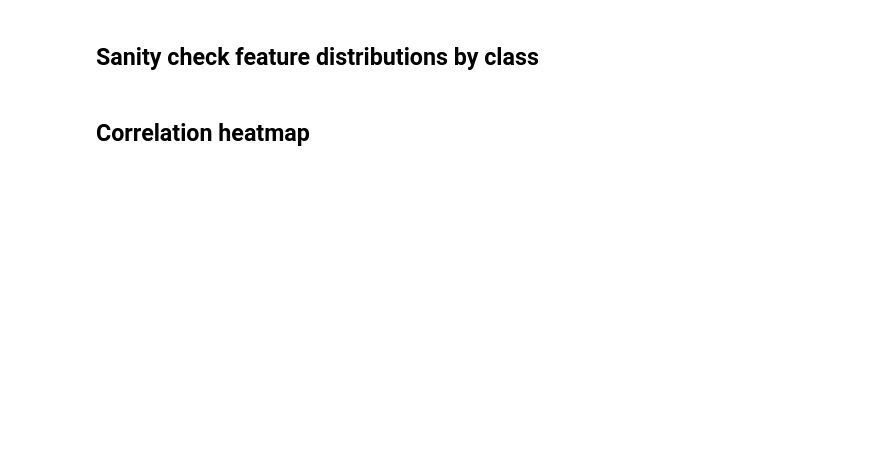
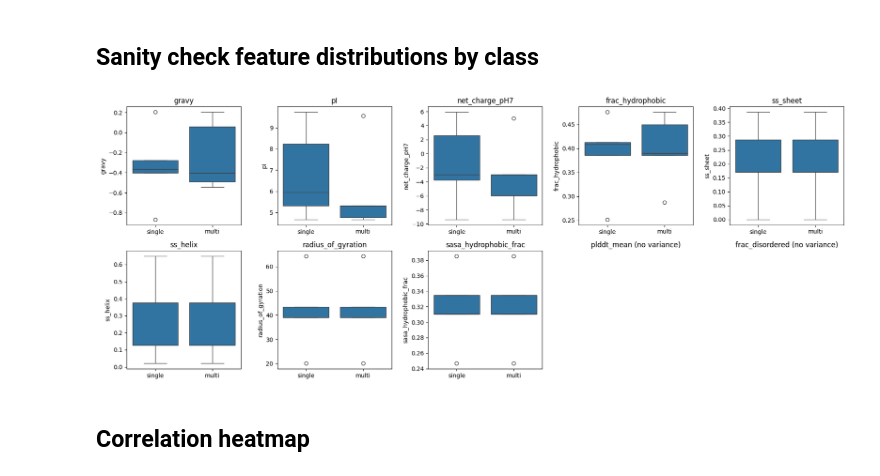
Before and after one commit to alyxz-cmg/Pr0tein, a Jupyter notebook: notebooks/02_feature_engineering.ipynb, the cells around one changed output. Saved outputs shown, nothing was run; the diff lists cells and outputs as text; code cells hidden in the pictures; blank space fills up the shorter version.

Commit message:
loaded data frames and created correlation heatmaps

```diff
--- a/notebooks/02_feature_engineering.ipynb
+++ b/notebooks/02_feature_engineering.ipynb
@@ -10,5 +10,8 @@ sys.path.append(str(PROJECT_ROOT))
 
 from src.config import FEATURES_CSV
 df = pd.read_csv(FEATURES_CSV)
+df["has_alphafold"] = df["plddt_mean"].notna().astype(int)
+df["plddt_mean"] = df["plddt_mean"].fillna(0)
+df["radius_of_gyration"] = df["radius_of_gyration"].fillna(df["radius_of_gyration"].median())
 df.head()
 # %% [output]
@@ -18,12 +27,27 @@ FileNotFoundError: [Errno 2] No such file or directory: '/Users/alyx/Documents/G
 # %%
 feature_cols = ["gravy","pI","net_charge_pH7","frac_hydrophobic",
                 "ss_sheet","ss_helix","radius_of_gyration",
                 "sasa_hydrophobic_frac","plddt_mean","frac_disordered"]
 fig, axes = plt.subplots(2, 5, figsize=(18, 7))
 for ax, col in zip(axes.flat, feature_cols):
-    sns.boxplot(data=df, x="morphology", y=col, ax=ax)
-    ax.set_title(col); ax.set_xlabel("")
+    if col not in df.columns:
+        ax.set_title(f"{col} (missing)")
+        ax.axis("off")
+        continue
+
+    tmp = df[["morphology", col]].dropna()
+
+    if tmp[col].nunique() < 2:
+        ax.set_title(f"{col} (no variance)")
+        ax.axis("off")
+        continue
+
+    sns.boxplot(data=tmp, x="morphology", y=col, ax=ax)
+    ax.set_title(col)
+    ax.set_xlabel("")
 plt.tight_layout(); plt.savefig("../results/feature_distributions.png", dpi=150)
+# %% [output]
+[figure, added]
 # %% [markdown]
 ## Correlation heatmap
 # %%
```
Also changed, not shown: parts of 2 cells of this notebook, 2 other files.
